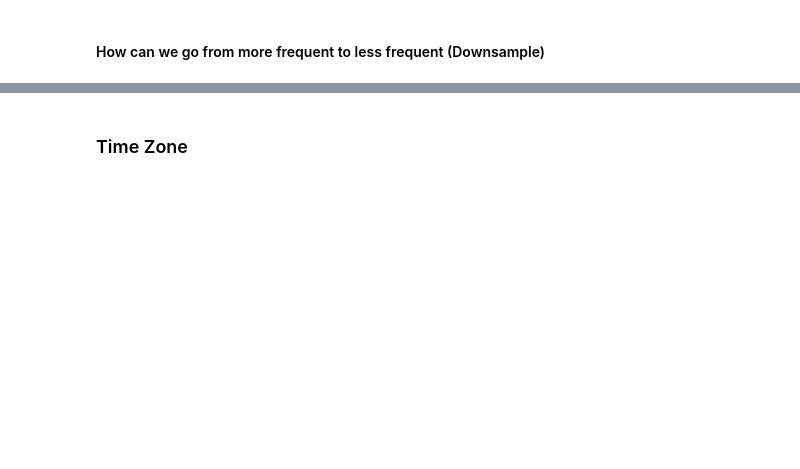
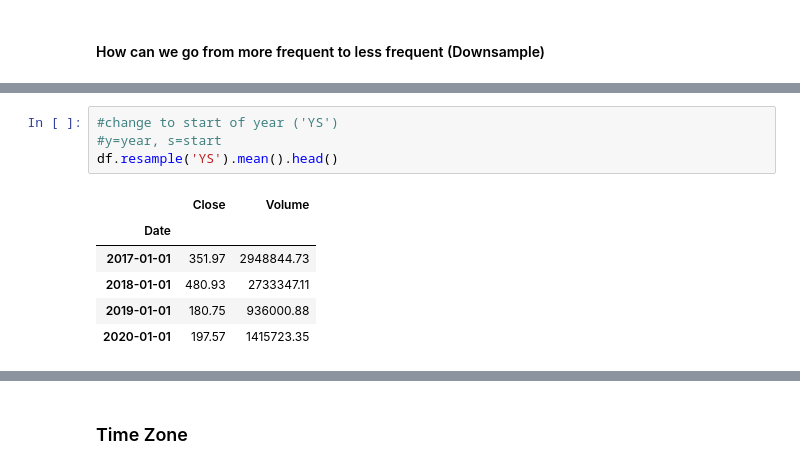
Before and after one commit to aliciag92/time-series-exercises, a Jupyter notebook: TSA-dates-lesson.ipynb, the cells around one changed output, grey strips where cells are left out. Drawn from its saved outputs; the diff is of its cells as text; blank space fills up the shorter version.

```diff
--- a/TSA-dates-lesson.ipynb
+++ b/TSA-dates-lesson.ipynb
@@ -420,3 +606,14 @@ df.resample('Y').mean()
+# %%
+#change to start of year ('YS')
+#y=year, s=start
+df.resample('YS').mean().head()
+# %% [output]
+|  | Close | Volume |
+| Date |  |  |
+| 2017-01-01 | 351.97 | 2948844.73 |
+| 2018-01-01 | 480.93 | 2733347.11 |
+| 2019-01-01 | 180.75 | 936000.88 |
+| 2020-01-01 | 197.57 | 1415723.35 |
 # %%
 # Plot raw data with monthly resampled data
 
```
Also changed, not shown: parts of 46 cells of this notebook.
